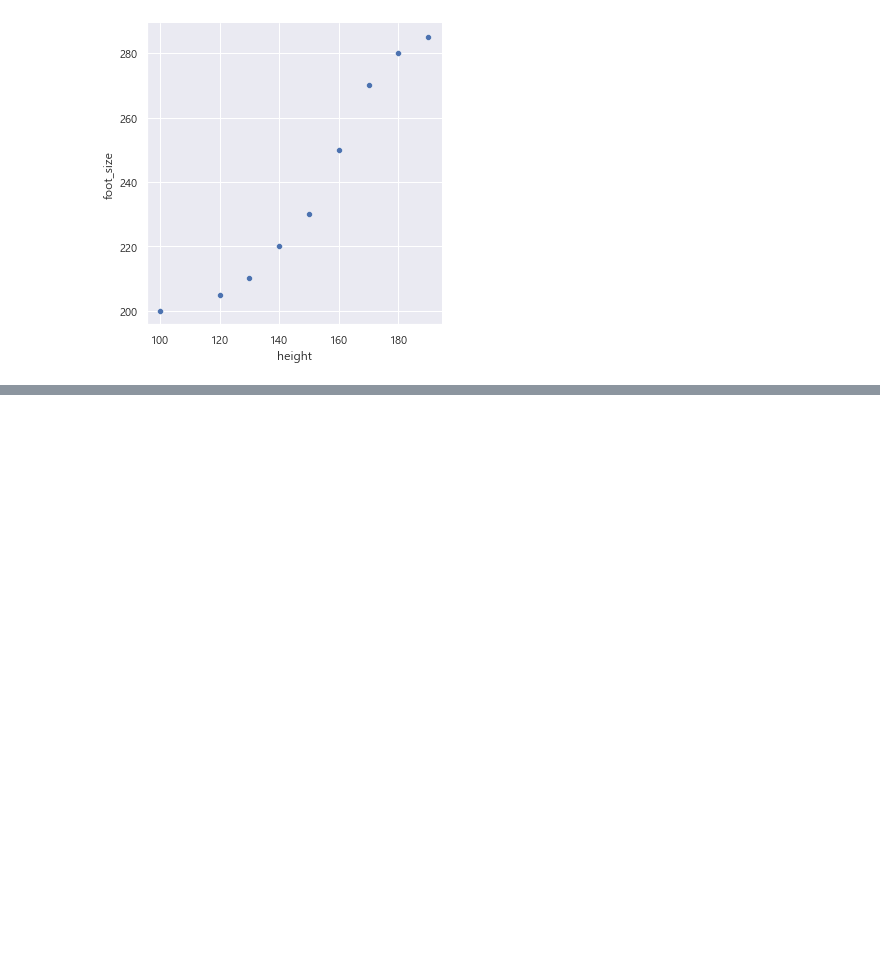
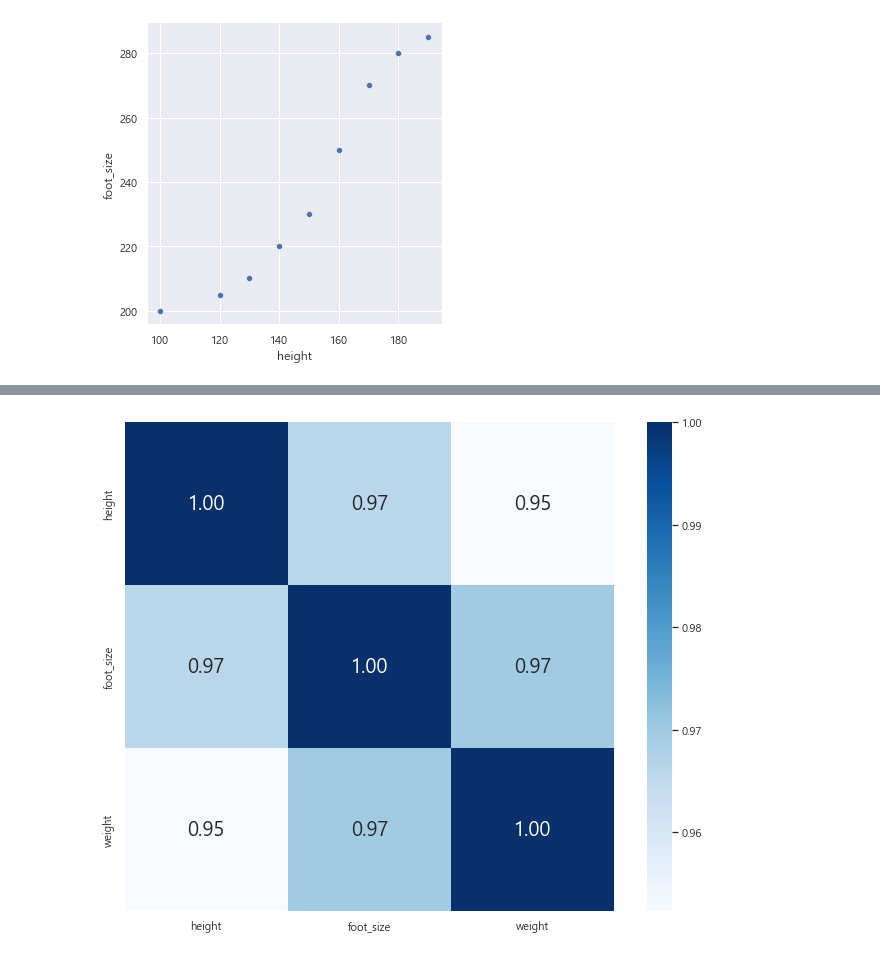
Before and after one commit to jinnnii/bigdata_visualzation_project, a Jupyter notebook: visual/pt05_corr_상관관ㄱㅖ.ipynb, the cells around one changed output, grey strips where cells are left out. Cells and saved outputs as stored; diff of their text form; code cells hidden in the pictures; blank space fills up the shorter version.

```diff
--- a/visual/pt05_corr_상관관ㄱㅖ.ipynb
+++ b/visual/pt05_corr_상관관ㄱㅖ.ipynb
@@ -55,0 +130,9 @@ print(df.height.corr(df.foot_size))
+# %%
+weight = [25,30,38,35,40,45,55,68,70]
+list = [height, foot_size, weight]
+df4=pd.DataFrame(list).T
+df4.columns=['height', 'foot_size', 'weight']
+print(df4)
+corr=df4.corr(method='pearson')
+corr=df4.corr()
+print(corr)
@@ -55,0 +154,10 @@ print(df.height.corr(df.foot_size))
+# %%
+df_heatmap = sns.heatmap(corr, #상관계수 값
+                         cbar=True, #사이드바 표시
+                         annot=True, #실제 값 화면 표시 여부
+                         annot_kws={'size':20}, #글자 크기
+                         fmt='.2f', #소수점 자리수 지정
+                         square=True, #정사각형으로 표시여부
+                         cmap='Blues') #색상 지정, Reds, Greens, Blues
+# %% [output]
+[figure, added]
```
Also changed, not shown: parts of 27 cells of this notebook, 3 other files.
